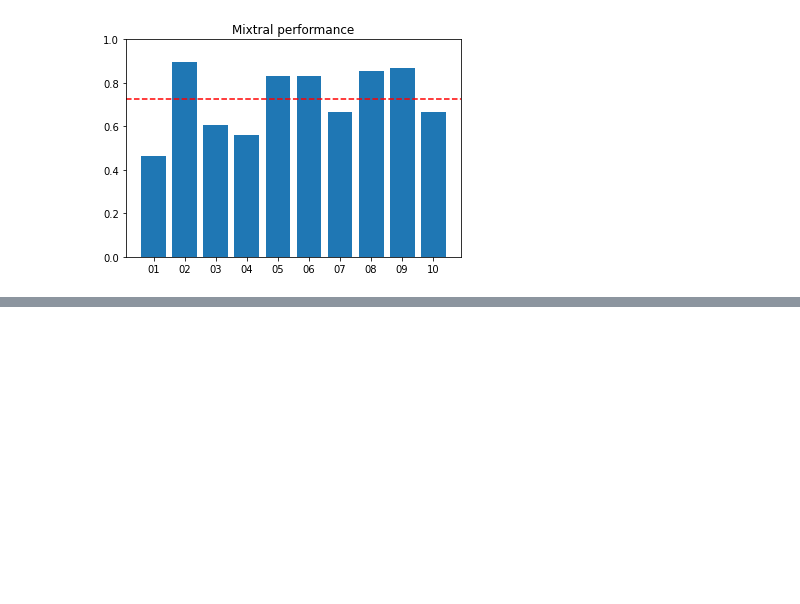
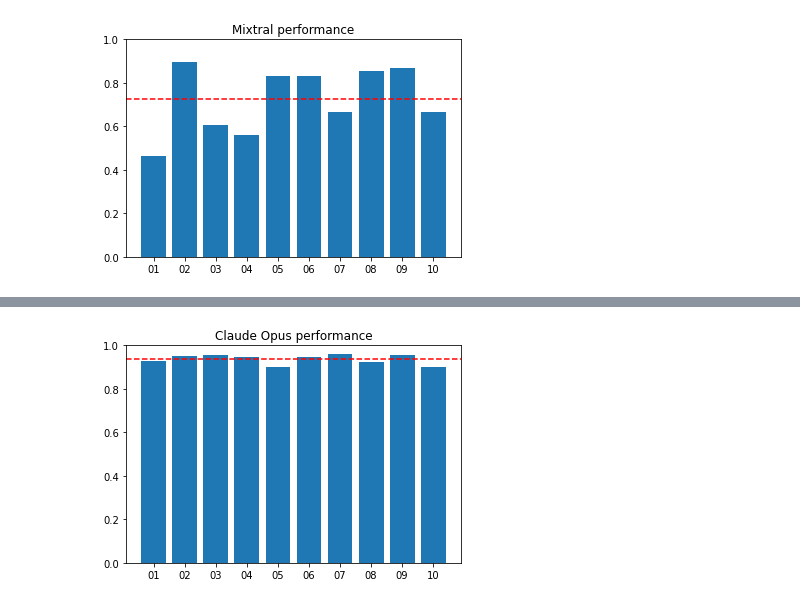
Before and after one commit to anniejain24/Diarization, a Jupyter notebook: diarized-labels-evaluation/levenshtein_diar_eval.ipynb, the cells around one changed output, grey strips where cells are left out. Saved outputs shown, nothing was run; the diff lists cells and outputs as text; code cells hidden in the pictures; blank space fills up the shorter version.

```diff
--- a/diarized-labels-evaluation/levenshtein_diar_eval.ipynb
+++ b/diarized-labels-evaluation/levenshtein_diar_eval.ipynb
@@ -577,3 +571,6 @@ plt.title("Mixtral performance")
 plt.show()
 # %% [output]
 [figure]
+# %%
+diar_path = '/archive/shared/sim_center/shared/annie/claude-opus/'
+claude_oscore = eval_transcript(id_set1, diar_path=diar_path)
@@ -579,0 +588,9 @@ plt.show()
+# %%
+claude_o = np.mean([claude_oscore[token][1] for token in claude_oscore])
+plt.bar([id[:2] for id in id_set1], [claude_oscore[token][1] for token in claude_oscore])
+plt.axhline(y = claude_o, color = 'r', linestyle = '--')
+plt.ylim(0, 1)
+plt.title("Claude Opus performance")
+plt.show()
+# %% [output]
+[figure, added]
```
Also changed, not shown: parts of 13 cells of this notebook, 40 other files.
